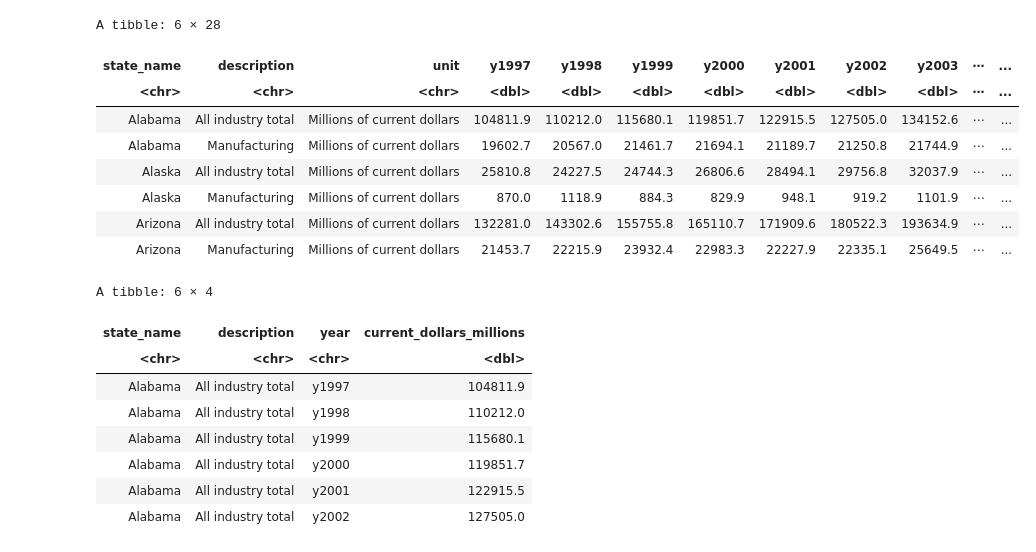
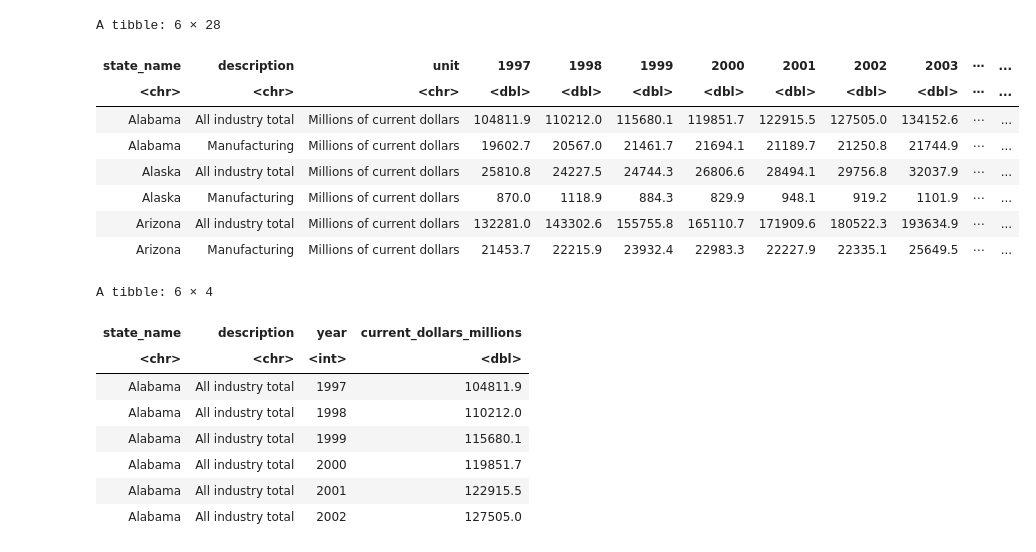
Before and after one commit to paulh777/COMM295_data, a Jupyter notebook: 50_states_manu_percentage.ipynb, the cells around one changed output. Cells and saved outputs as stored; diff of their text form; code cells hidden in the pictures.

Commit message:
Finalized some changes
Changed year to integer
Added more comments

```diff
--- a/50_states_manu_percentage.ipynb
+++ b/50_states_manu_percentage.ipynb
@@ -60,13 +78,16 @@ A tibble: 6 × 28
 # %%
 #Filter for only "All industry total" and "Manufacturing"
 
 states_reduced = states_data %>%
     filter(description == "All industry total" | description == "Manufacturing")
 
+#Brining back numbered columns
+colnames(states_reduced) = c("state_name", "description", "unit", "1997", "1998", "1999", "2000", "2001", "2002", "2003", "2004", "2005", "2006", "2007", "2008", "2009", "2010", "2011", "2012", "2013", "2014", "2015", "2016", "2017", "2018", "2019", "2020", "2021")
+
 head(states_reduced)
 # %% [output]
 A tibble: 6 × 28
-| state_name | description | unit | y1997 | y1998 | y1999 | y2000 | y2001 | y2002 | y2003 | ⋯ | ... |
+| state_name | description | unit | 1997 | 1998 | 1999 | 2000 | 2001 | 2002 | 2003 | ⋯ | ... |
 | <chr> | <chr> | <chr> | <dbl> | <dbl> | <dbl> | <dbl> | <dbl> | <dbl> | <dbl> | ⋯ | ... |
 | Alabama | All industry total | Millions of current dollars | 104811.9 | 110212.0 | 115680.1 | 119851.7 | 122915.5 | 127505.0 | 134152.6 | ⋯ | ... |
 | Alabama | Manufacturing | Millions of current dollars | 19602.7 | 20567.0 | 21461.7 | 21694.1 | 21189.7 | 21250.8 | 21744.9 | ⋯ | ... |
@@ -77,22 +98,24 @@ A tibble: 6 × 28
 # %%
 ##Pivot Longer/rename
 states_pivotted = states_reduced %>%
-    pivot_longer(cols = "y1997":"y2021" ,
+    pivot_longer(cols = "1997":"2021" ,
                  names_to = "year",
                  values_to = "current_dollars_millions") %>%
     select(-unit)  #unit is redundant
 
+states_pivotted$year = as.integer(states_pivotted$year) #convert year to an integer
+
 head(states_pivotted)
 # %% [output]
 A tibble: 6 × 4
 | state_name | description | year | current_dollars_millions |
-| <chr> | <chr> | <chr> | <dbl> |
-| Alabama | All industry total | y1997 | 104811.9 |
-| Alabama | All industry total | y1998 | 110212.0 |
-| Alabama | All industry total | y1999 | 115680.1 |
-| Alabama | All industry total | y2000 | 119851.7 |
-| Alabama | All industry total | y2001 | 122915.5 |
-| Alabama | All industry total | y2002 | 127505.0 |
+| <chr> | <chr> | <int> | <dbl> |
+| Alabama | All industry total | 1997 | 104811.9 |
+| Alabama | All industry total | 1998 | 110212.0 |
+| Alabama | All industry total | 1999 | 115680.1 |
+| Alabama | All industry total | 2000 | 119851.7 |
+| Alabama | All industry total | 2001 | 122915.5 |
+| Alabama | All industry total | 2002 | 127505.0 |
 # %%
 #Calculating the fraction
 
```
Also changed, not shown: parts of 3 cells of this notebook, 2 other files.
